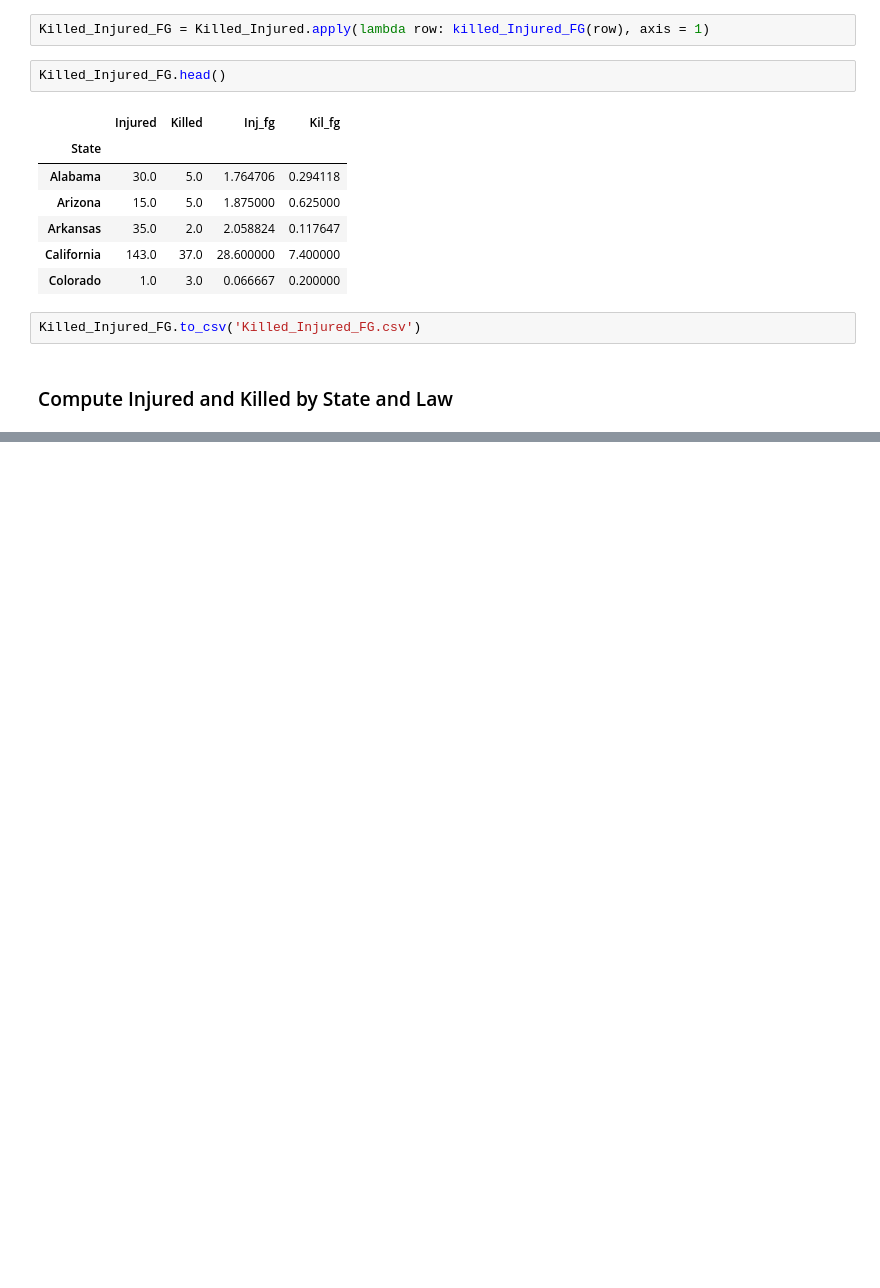
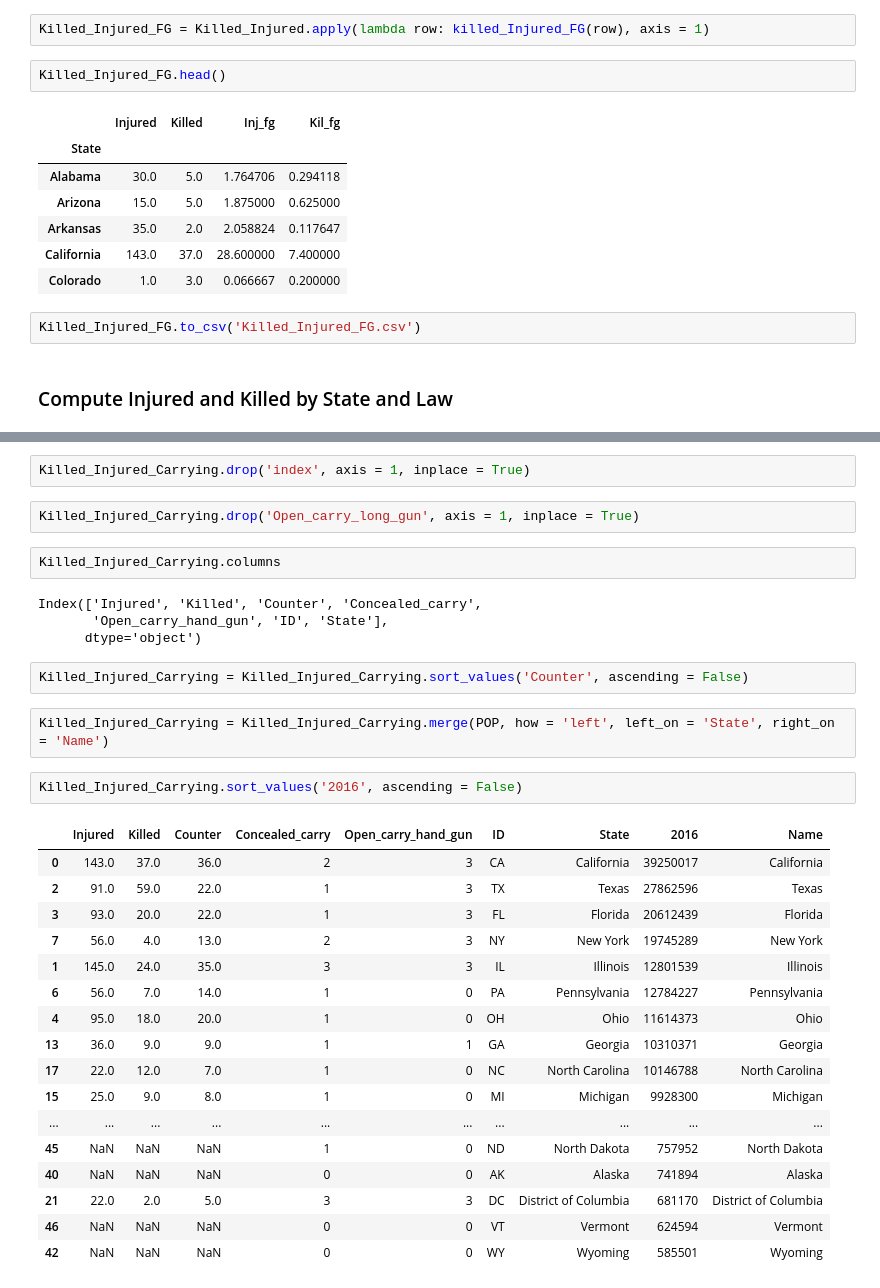
Before and after one commit to enguerrandgrx/DataViz, a Jupyter notebook: USA_MS_2017.ipynb, the cells around one changed output, grey strips where cells are left out. Drawn from its saved outputs; the diff is of its cells as text; blank space fills up the shorter version.

```diff
--- a/USA_MS_2017.ipynb
+++ b/USA_MS_2017.ipynb
@@ -196,0 +346,34 @@ Killed_Injured_FG.to_csv('Killed_Injured_FG.csv')
+# %%
+Killed_Injured_Carrying.drop('index', axis = 1, inplace = True)
+# %%
+Killed_Injured_Carrying.drop('Open_carry_long_gun', axis = 1, inplace = True)
+# %%
+Killed_Injured_Carrying.columns
+# %% [output]
+Index(['Injured', 'Killed', 'Counter', 'Concealed_carry',
+       'Open_carry_hand_gun', 'ID', 'State'],
+      dtype='object')
+# %%
+Killed_Injured_Carrying = Killed_Injured_Carrying.sort_values('Counter', ascending = False)
+# %%
+Killed_Injured_Carrying = Killed_Injured_Carrying.merge(POP, how = 'left', left_on = 'State', right_on = 'Name')
+# %%
+Killed_Injured_Carrying.sort_values('2016', ascending = False)
+# %% [output]
+|  | Injured | Killed | Counter | Concealed_carry | Open_carry_hand_gun | ID | State | 2016 | Name |
+| 0 | 143.0 | 37.0 | 36.0 | 2 | 3 | CA | California | 39250017 | California |
+| 2 | 91.0 | 59.0 | 22.0 | 1 | 3 | TX | Texas | 27862596 | Texas |
+| 3 | 93.0 | 20.0 | 22.0 | 1 | 3 | FL | Florida | 20612439 | Florida |
+| 7 | 56.0 | 4.0 | 13.0 | 2 | 3 | NY | New York | 19745289 | New York |
+| 1 | 145.0 | 24.0 | 35.0 | 3 | 3 | IL | Illinois | 12801539 | Illinois |
+| 6 | 56.0 | 7.0 | 14.0 | 1 | 0 | PA | Pennsylvania | 12784227 | Pennsylvania |
+| 4 | 95.0 | 18.0 | 20.0 | 1 | 0 | OH | Ohio | 11614373 | Ohio |
+| 13 | 36.0 | 9.0 | 9.0 | 1 | 1 | GA | Georgia | 10310371 | Georgia |
+| 17 | 22.0 | 12.0 | 7.0 | 1 | 0 | NC | North Carolina | 10146788 | North Carolina |
+| 15 | 25.0 | 9.0 | 8.0 | 1 | 0 | MI | Michigan | 9928300 | Michigan |
+| ... | ... | ... | ... | ... | ... | ... | ... | ... | ... |
+| 45 | NaN | NaN | NaN | 1 | 0 | ND | North Dakota | 757952 | North Dakota |
+| 40 | NaN | NaN | NaN | 0 | 0 | AK | Alaska | 741894 | Alaska |
+| 21 | 22.0 | 2.0 | 5.0 | 3 | 3 | DC | District of Columbia | 681170 | District of Columbia |
+| 46 | NaN | NaN | NaN | 0 | 0 | VT | Vermont | 624594 | Vermont |
+| 42 | NaN | NaN | NaN | 0 | 0 | WY | Wyoming | 585501 | Wyoming |
```
Also changed, not shown: parts of 34 cells of this notebook, 2 other files.
